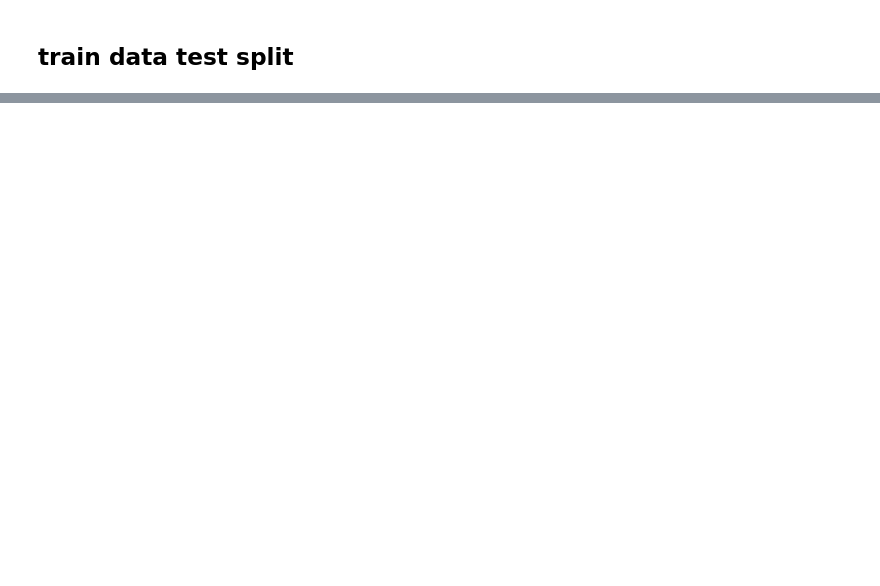
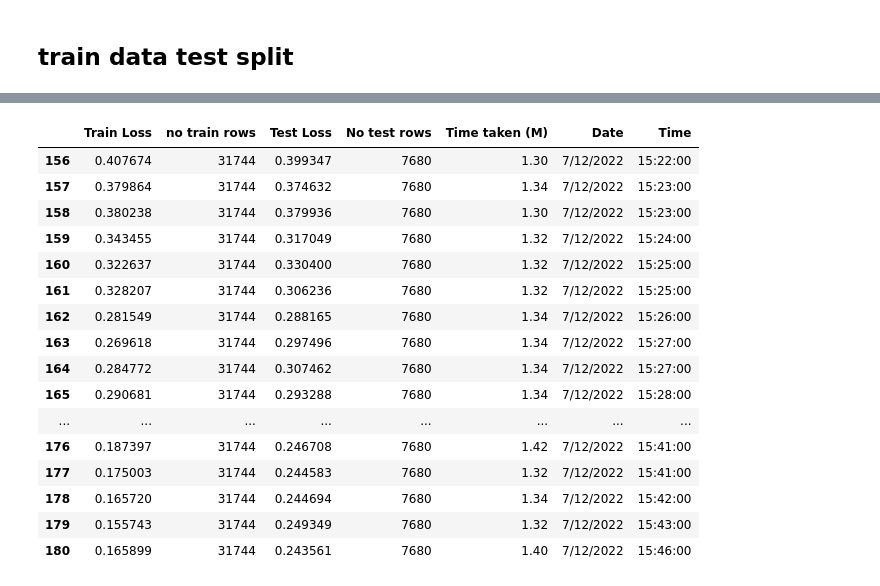
Before and after one commit to ahmedbadr97/sentiment-analysis-RNN, a Jupyter notebook: notebooks/sentiment_analysis.ipynb, the cells around one changed output, grey strips where cells are left out. Saved outputs shown, nothing was run; the diff lists cells and outputs as text; code cells hidden in the pictures; blank space fills up the shorter version.

```diff
--- a/notebooks/sentiment_analysis.ipynb
+++ b/notebooks/sentiment_analysis.ipynb
@@ -485,0 +348,20 @@ KeyboardInterrupt:
+# %%
+epochs_hist[156:]
+# %% [output]
+|  | Train Loss | no train rows | Test Loss | No test rows | Time taken (M) | Date | Time |
+| 156 | 0.407674 | 31744 | 0.399347 | 7680 | 1.30 | 7/12/2022 | 15:22:00 |
+| 157 | 0.379864 | 31744 | 0.374632 | 7680 | 1.34 | 7/12/2022 | 15:23:00 |
+| 158 | 0.380238 | 31744 | 0.379936 | 7680 | 1.30 | 7/12/2022 | 15:23:00 |
+| 159 | 0.343455 | 31744 | 0.317049 | 7680 | 1.32 | 7/12/2022 | 15:24:00 |
+| 160 | 0.322637 | 31744 | 0.330400 | 7680 | 1.32 | 7/12/2022 | 15:25:00 |
+| 161 | 0.328207 | 31744 | 0.306236 | 7680 | 1.32 | 7/12/2022 | 15:25:00 |
+| 162 | 0.281549 | 31744 | 0.288165 | 7680 | 1.34 | 7/12/2022 | 15:26:00 |
+| 163 | 0.269618 | 31744 | 0.297496 | 7680 | 1.34 | 7/12/2022 | 15:27:00 |
+| 164 | 0.284772 | 31744 | 0.307462 | 7680 | 1.34 | 7/12/2022 | 15:27:00 |
+| 165 | 0.290681 | 31744 | 0.293288 | 7680 | 1.34 | 7/12/2022 | 15:28:00 |
+| ... | ... | ... | ... | ... | ... | ... | ... |
+| 176 | 0.187397 | 31744 | 0.246708 | 7680 | 1.42 | 7/12/2022 | 15:41:00 |
+| 177 | 0.175003 | 31744 | 0.244583 | 7680 | 1.32 | 7/12/2022 | 15:41:00 |
+| 178 | 0.165720 | 31744 | 0.244694 | 7680 | 1.34 | 7/12/2022 | 15:42:00 |
+| 179 | 0.155743 | 31744 | 0.249349 | 7680 | 1.32 | 7/12/2022 | 15:43:00 |
+| 180 | 0.165899 | 31744 | 0.243561 | 7680 | 1.40 | 7/12/2022 | 15:46:00 |
```
Also changed, not shown: parts of 97 cells of this notebook, 10 other files.
